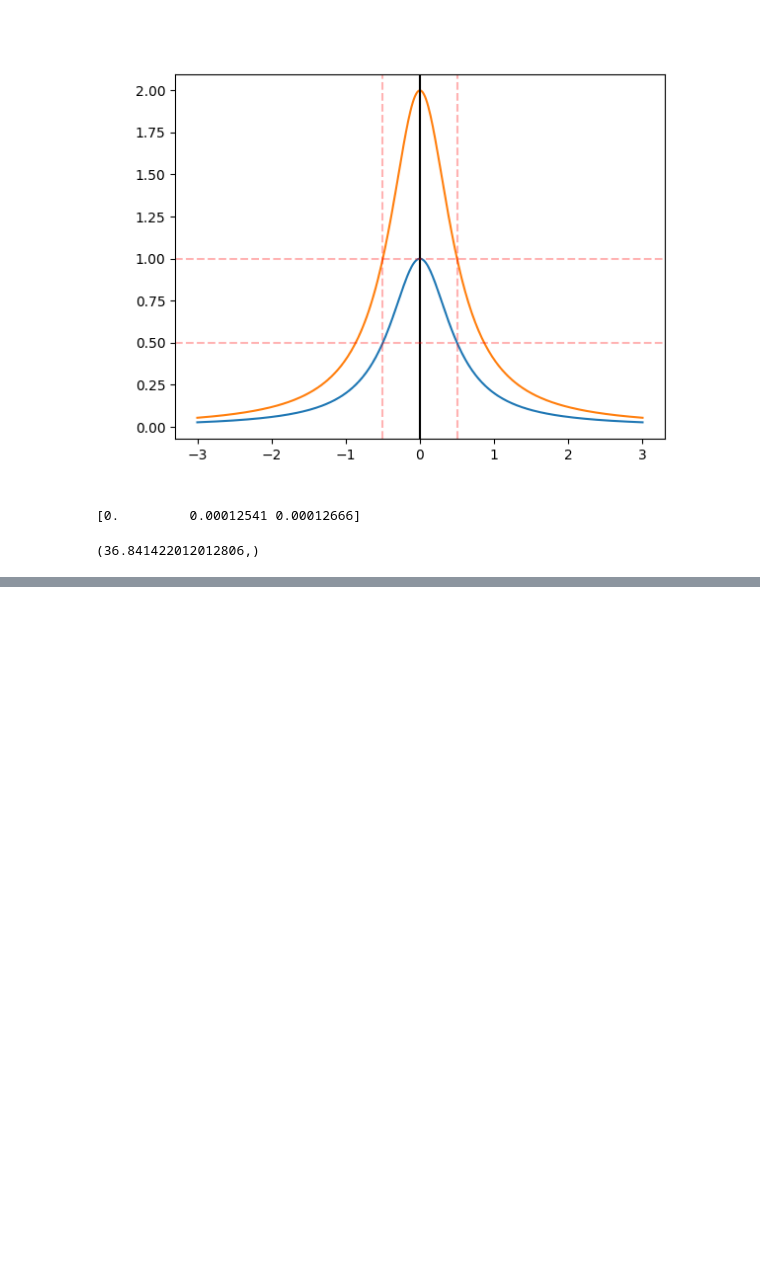
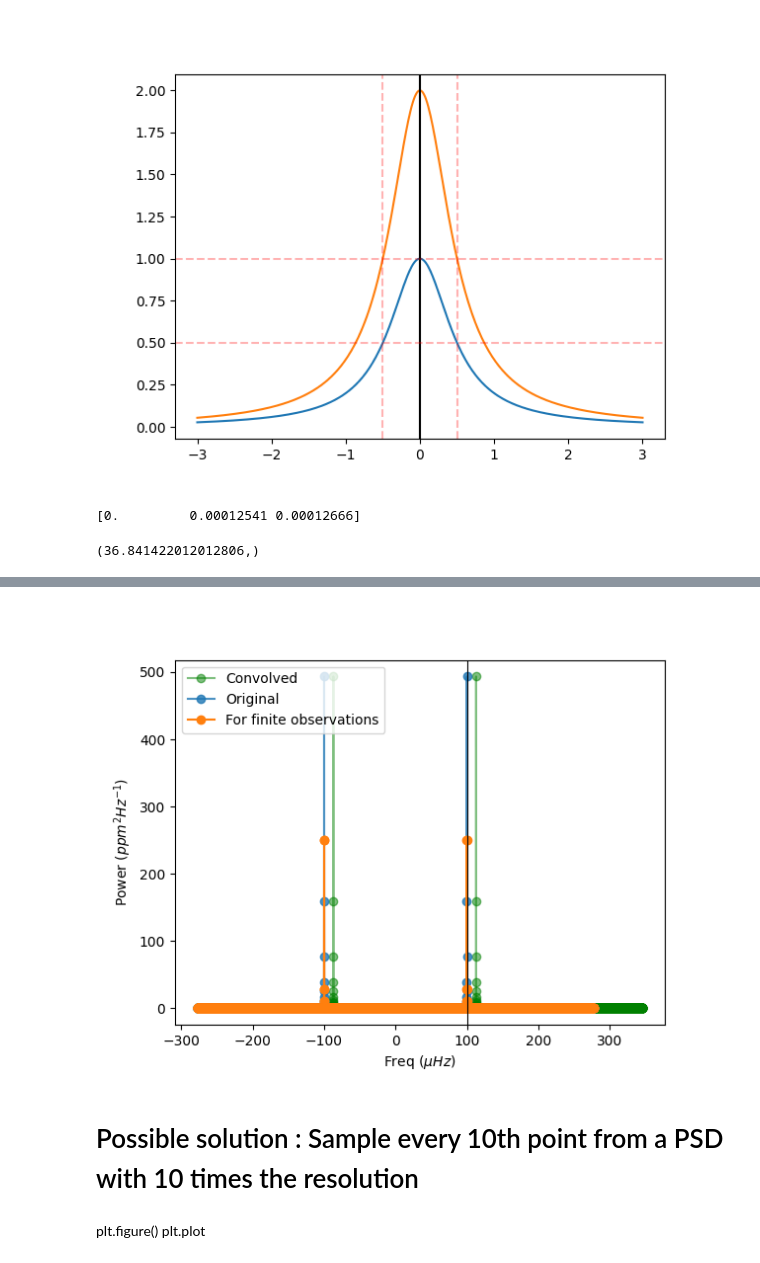
Before and after one commit to ghanghasnipun/damped-harmonic-oscillator, a Jupyter notebook: window_function_ft.ipynb, the cells around one changed output, grey strips where cells are left out. Drawn from its saved outputs; the diff is of its cells as text; code cells hidden in the pictures; blank space fills up the shorter version.

```diff
--- a/window_function_ft.ipynb
+++ b/window_function_ft.ipynb
@@ -118,0 +160,19 @@ plt.show()
+# %%
+plt.figure()
+plt.plot(signal_freq*1e6+68.5,conv_signal,'o-',label='Convolved',color='green',alpha=0.5)
+#We added the offset to compensate for the shift introduced due to convolution
+plt.plot(signal_freq*1e6,psd,'o-',label='Original',alpha=0.8)
+plt.plot(signal_freq2*1e6,psd2,'o-',label='For finite observations',alpha=1)
+plt.axvline(100,linewidth=0.8,color='black')
+plt.xlabel(r'Freq ($\mu Hz$)')
+plt.ylabel(r'Power ($ppm^{2}Hz^{-1}$)')
+# plt.xlim(99,101)
+plt.legend()
+plt.show()
+# %% [output]
+[figure, added]
+# %% [markdown]
+# Possible solution : Sample every 10th point from a PSD with 10 times the resolution
+# %% [markdown]
+plt.figure()
+plt.plot
```
Also changed, not shown: parts of 13 cells of this notebook.
